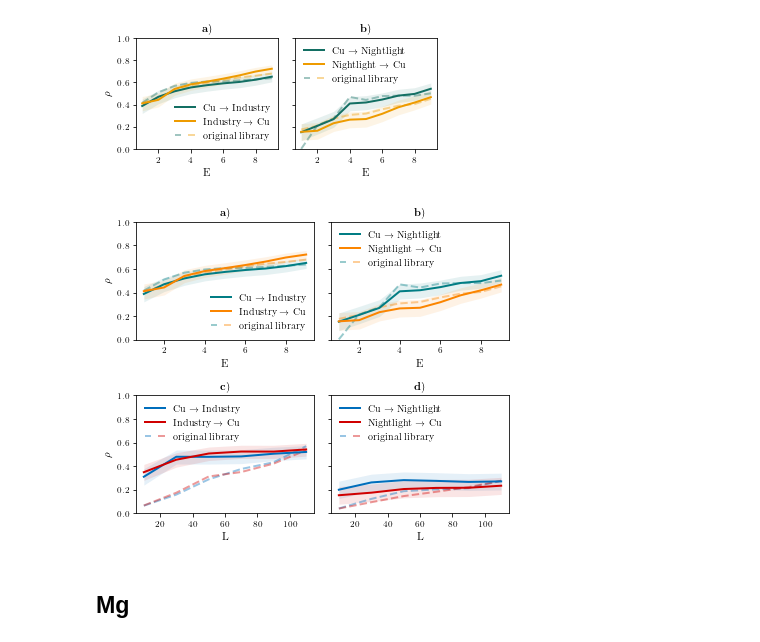
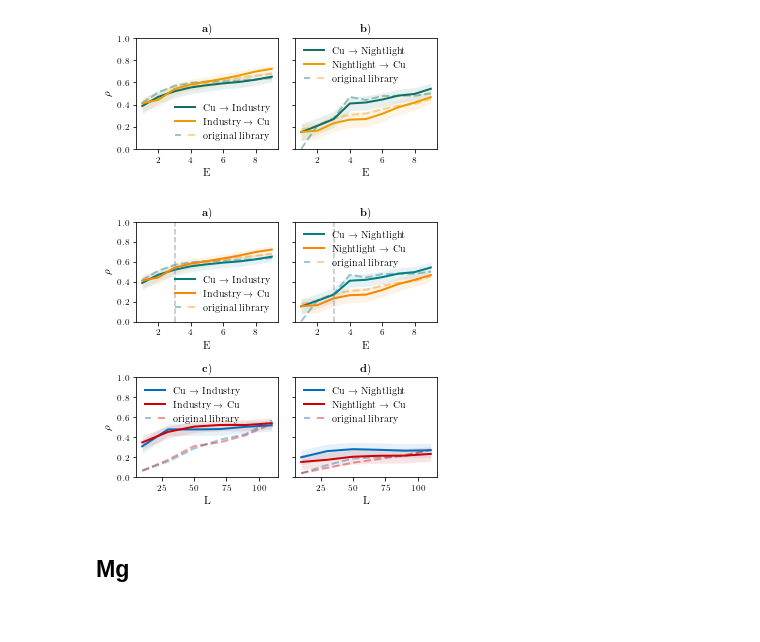
Before and after one commit to KatharinaBracher/GCCM, a Jupyter notebook: code/Pollution.ipynb, the cells around one changed output. Cells and saved outputs as stored; diff of their text form; code cells hidden in the pictures.

```diff
--- a/code/Pollution.ipynb
+++ b/code/Pollution.ipynb
@@ -682,7 +683,8 @@ plt.savefig('plots/pollution/pollution_optE_sampling.pdf', bbox_inches='tight')
 # %% [output]
 [figure]
 # %%
-fig, ax = plt.subplots(2,2, figsize=(6,5), sharey='row')
+fig, ax = plt.subplots(2,2, figsize=(5,4.5), sharey='row')
+
 p1,= ax.flatten()[0].plot(dims, ix_xmap_y_optE, '--', c='#017D84', alpha=0.4, lw=2, label='Gao et al.')
 p2,= ax.flatten()[0].plot(dims, iy_xmap_x_optE, '--', c='#FB8500', alpha=0.4, lw=2)
 
@@ -690,6 +692,7 @@ p3, = ax.flatten()[0].plot(dims, ix_xmap_y_optE_s,  c='#017D84',  lw=2, label =
 ax.flatten()[0].fill_between(dims, i_xy_l_se, i_xy_u_se, color='#017D84', alpha=0.1, lw=0)
 p4, = ax.flatten()[0].plot(dims, iy_xmap_x_optE_s,  c='#FB8500',  lw=2, label = r'Industry $\rightarrow$ Cu')
 ax.flatten()[0].fill_between(dims, i_yx_l_se, i_yx_u_se, color='#FB8500', alpha=0.1, lw=0)
+ax.flatten()[0].axvline(x=3, color='gray', linestyle='--', linewidth=1.5, alpha=0.5)
 
 ax.flatten()[0].set_ylim(0,1)
 ax.flatten()[0].set_title(r'$\textbf a)$')
@@ -708,6 +711,7 @@ p3, = ax.flatten()[1].plot(dims, nx_xmap_y_optE_s,  c='#017D84',  lw=2, label =
 ax.flatten()[1].fill_between(dims, n_xy_l_se, n_xy_u_se, color='#017D84', alpha=0.1, lw=0)
 p4, = ax.flatten()[1].plot(dims, ny_xmap_x_optE_s,  c='#FB8500',  lw=2, label = r'Nightlight $\rightarrow$ Cu')
 ax.flatten()[1].fill_between(dims, n_yx_l_se, n_yx_u_se, color='#FB8500', alpha=0.1, lw=0)
+ax.flatten()[1].axvline(x=3, color='gray', linestyle='--', linewidth=1.5, alpha=0.5)
 
 ax.flatten()[1].set_ylim(0,1)
 ax.flatten()[1].set_title(r'$\textbf b)$')
@@ -729,34 +733,34 @@ ax.flatten()[2].fill_between(lib_sizes, i_yx_l_s, i_yx_u_s, color='#D00000', alp
 ax.flatten()[2].set_ylim(0,1)
 ax.flatten()[2].set_title(r'$\textbf c)$')
 ax.flatten()[2].set_xlabel('L')
 ax.flatten()[2].set_ylabel(r'$\rho$')
 legend = ax.flatten()[2].legend([p3, p4, (p1, p2)], [r'Cu $\rightarrow$ Industry', r'Industry $\rightarrow$ Cu', 'original library'], scatterpoints=1,
                numpoints=1, markerscale=1., handler_map={tuple: HandlerTuple(ndivide=None, pad=0.7)},
                       loc='upper left', frameon=False)
 for legobj in legend.legendHandles:
     legobj.set_linewidth(2)
 
 p1,= ax.flatten()[3].plot(lib_sizes, nx_xmap_y_al, '--', c='#006EBC', alpha=0.4, lw=2, label='Gao et al.')
 p2,= ax.flatten()[3].plot(lib_sizes, ny_xmap_x_al, '--', c='#D00000', alpha=0.4, lw=2)
 
 p3,= ax.flatten()[3].plot(lib_sizes, nx_xmap_y_s,  c='#006EBC',  lw=2, label = r'Cu $\rightarrow$ Nightlight')
 ax.flatten()[3].fill_between(lib_sizes, n_xy_l_s, n_xy_u_s, color='#006EBC', alpha=0.1, label='Confidence Interval', lw=0)
 p4,= ax.flatten()[3].plot(lib_sizes, ny_xmap_x_s,  c='#D00000',  lw=2, label = r'Nightlight $\rightarrow$ Cu')
 ax.flatten()[3].fill_between(lib_sizes, n_yx_l_s, n_yx_u_s, color='#D00000', alpha=0.1, label='Confidence Interval', lw=0)
 
 ax.flatten()[3].set_ylim(0,1)
 ax.flatten()[3].set_title(r'$\textbf d)$')
 ax.flatten()[3].set_xlabel('L')
 legend = ax.flatten()[3].legend([p3, p4, (p1, p2)], [r'Cu $\rightarrow$ Nightlight', r'Nightlight $\rightarrow$ Cu', 'original library'], scatterpoints=1,
                numpoints=1, markerscale=1., handler_map={tuple: HandlerTuple(ndivide=None, pad=0.7)},
                       loc='upper left', frameon=False)
 for legobj in legend.legendHandles:
     legobj.set_linewidth(2)
 
 plt.tight_layout()
 plt.savefig('plots/pollution/GCCM_sampling_all.pdf', bbox_inches='tight')
 # %% [output]
-[figure, old version]
+[figure, new version]
 # %% [markdown]
 ## Mg
 # %%
```
Also changed, not shown: parts of 3 cells of this notebook, 14 other files.
